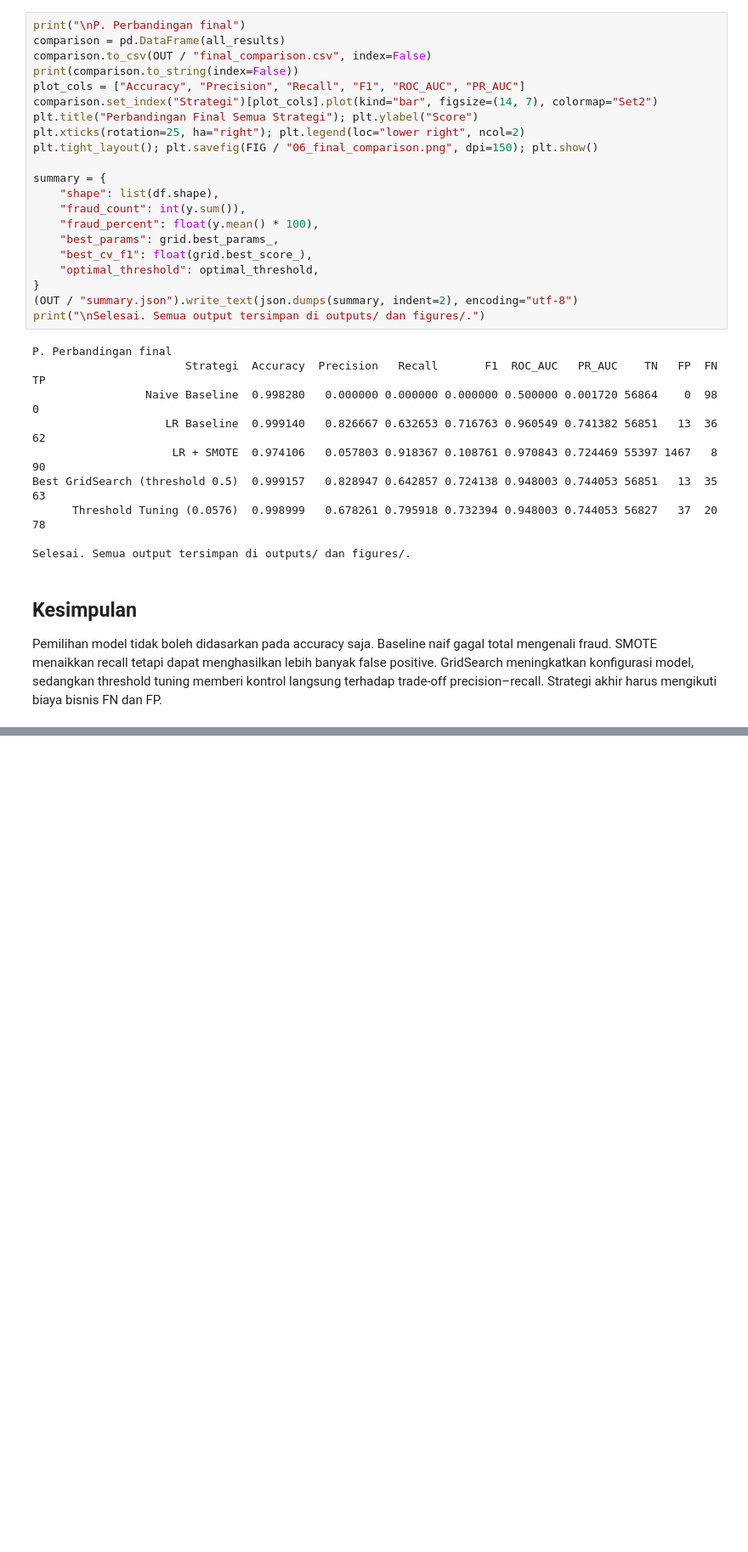
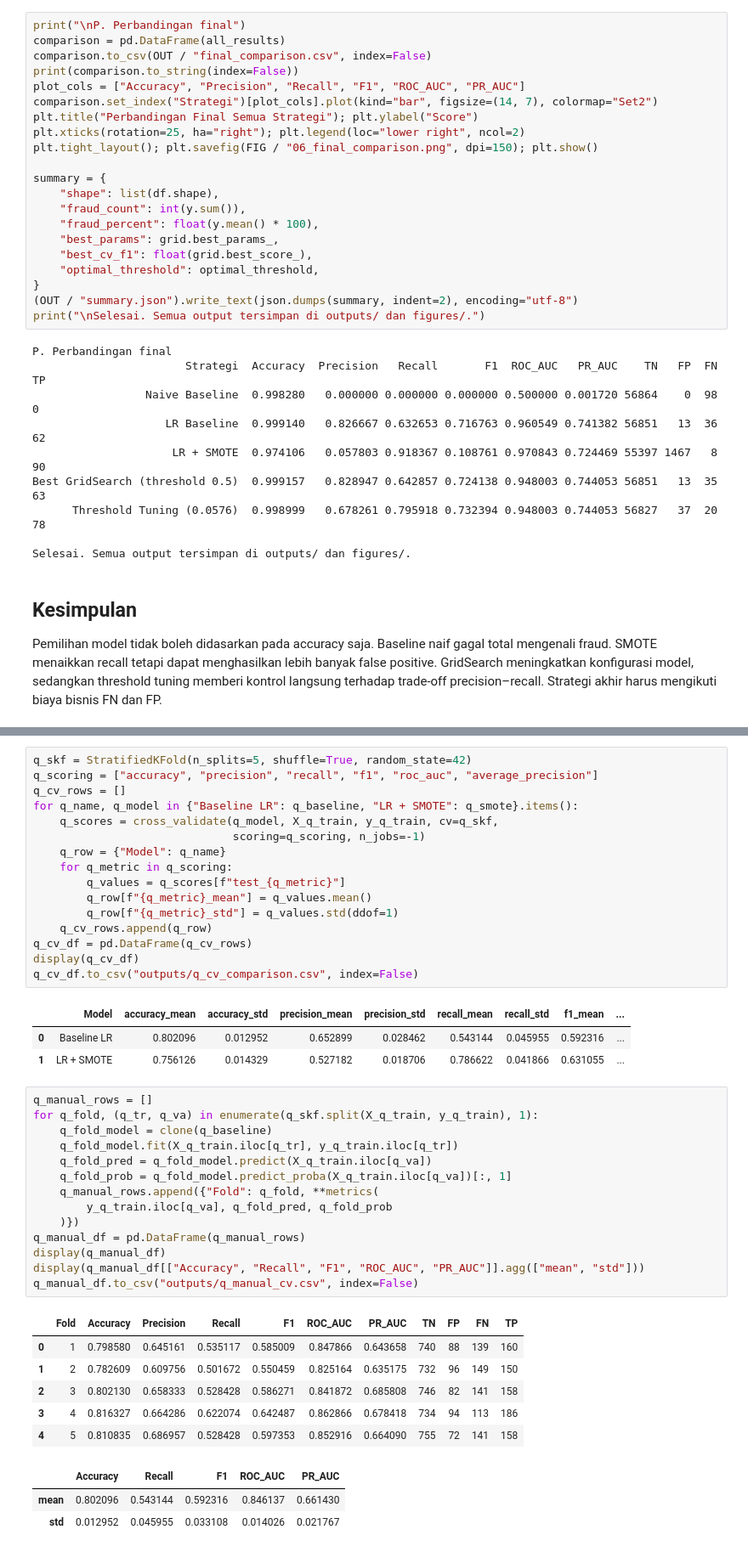
Before and after one commit to arifianilhamnrr/pertemuan-ke-6-machine-learning, a Jupyter notebook: praktikum_evaluasi_model.ipynb, the cells around one changed output, grey strips where cells are left out. Shown at 85% size. Saved outputs shown, nothing was run; the diff lists cells and outputs as text; blank space fills up the shorter version.

```diff
--- a/praktikum_evaluasi_model.ipynb
+++ b/praktikum_evaluasi_model.ipynb
@@ -431,0 +616,44 @@ Pemilihan model tidak boleh didasarkan pada accuracy saja. Baseline naif gagal t
+# %%
+q_skf = StratifiedKFold(n_splits=5, shuffle=True, random_state=42)
+q_scoring = ["accuracy", "precision", "recall", "f1", "roc_auc", "average_precision"]
+q_cv_rows = []
+for q_name, q_model in {"Baseline LR": q_baseline, "LR + SMOTE": q_smote}.items():
+    q_scores = cross_validate(q_model, X_q_train, y_q_train, cv=q_skf,
+                              scoring=q_scoring, n_jobs=-1)
+    q_row = {"Model": q_name}
+    for q_metric in q_scoring:
+        q_values = q_scores[f"test_{q_metric}"]
+        q_row[f"{q_metric}_mean"] = q_values.mean()
+        q_row[f"{q_metric}_std"] = q_values.std(ddof=1)
+    q_cv_rows.append(q_row)
+q_cv_df = pd.DataFrame(q_cv_rows)
+display(q_cv_df)
+q_cv_df.to_csv("outputs/q_cv_comparison.csv", index=False)
+# %% [output]
+|  | Model | accuracy_mean | accuracy_std | precision_mean | precision_std | recall_mean | recall_std | f1_mean | ... |
+| 0 | Baseline LR | 0.802096 | 0.012952 | 0.652899 | 0.028462 | 0.543144 | 0.045955 | 0.592316 | ... |
+| 1 | LR + SMOTE | 0.756126 | 0.014329 | 0.527182 | 0.018706 | 0.786622 | 0.041866 | 0.631055 | ... |
+# %%
+q_manual_rows = []
+for q_fold, (q_tr, q_va) in enumerate(q_skf.split(X_q_train, y_q_train), 1):
+    q_fold_model = clone(q_baseline)
+    q_fold_model.fit(X_q_train.iloc[q_tr], y_q_train.iloc[q_tr])
+    q_fold_pred = q_fold_model.predict(X_q_train.iloc[q_va])
+    q_fold_prob = q_fold_model.predict_proba(X_q_train.iloc[q_va])[:, 1]
+    q_manual_rows.append({"Fold": q_fold, **metrics(
+        y_q_train.iloc[q_va], q_fold_pred, q_fold_prob
+    )})
+q_manual_df = pd.DataFrame(q_manual_rows)
+display(q_manual_df)
+display(q_manual_df[["Accuracy", "Recall", "F1", "ROC_AUC", "PR_AUC"]].agg(["mean", "std"]))
+q_manual_df.to_csv("outputs/q_manual_cv.csv", index=False)
+# %% [output]
+|  | Fold | Accuracy | Precision | Recall | F1 | ROC_AUC | PR_AUC | TN | FP | FN | TP |
+| 0 | 1 | 0.798580 | 0.645161 | 0.535117 | 0.585009 | 0.847866 | 0.643658 | 740 | 88 | 139 | 160 |
+| 1 | 2 | 0.782609 | 0.609756 | 0.501672 | 0.550459 | 0.825164 | 0.635175 | 732 | 96 | 149 | 150 |
+| 2 | 3 | 0.802130 | 0.658333 | 0.528428 | 0.586271 | 0.841872 | 0.685808 | 746 | 82 | 141 | 158 |
+| 3 | 4 | 0.816327 | 0.664286 | 0.622074 | 0.642487 | 0.862866 | 0.678418 | 734 | 94 | 113 | 186 |
+| 4 | 5 | 0.810835 | 0.686957 | 0.528428 | 0.597353 | 0.852916 | 0.664090 | 755 | 72 | 141 | 158 |
+|  | Accuracy | Recall | F1 | ROC_AUC | PR_AUC |
+| mean | 0.802096 | 0.543144 | 0.592316 | 0.846137 | 0.661430 |
+| std | 0.012952 | 0.045955 | 0.033108 | 0.014026 | 0.021767 |
```
Also changed, not shown: parts of 21 cells of this notebook, 12 other files.
